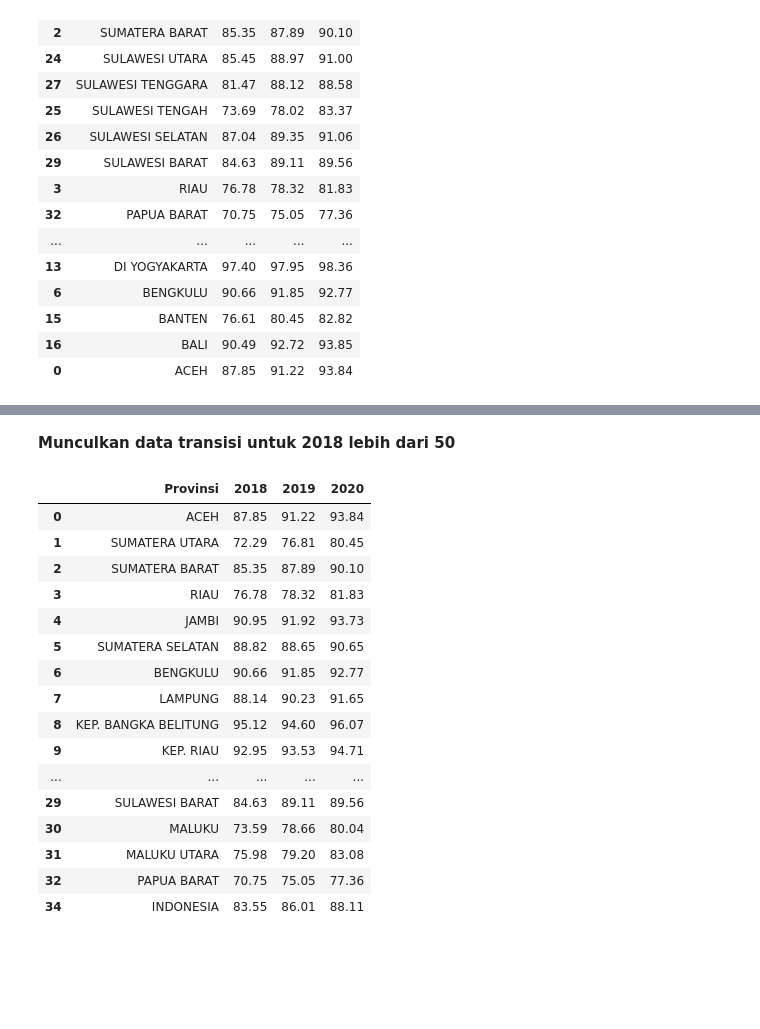
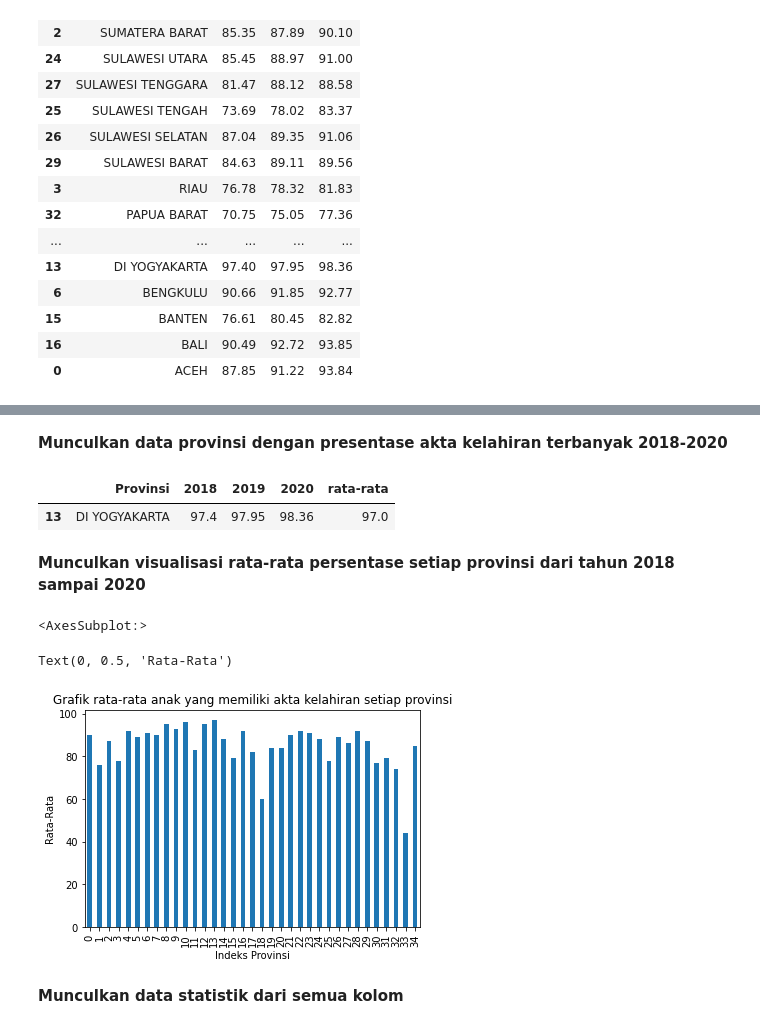
Before and after one commit to Kamaludin08/Project-Python, a Jupyter notebook: Project.ipynb, the cells around one changed output, grey strips where cells are left out. Cells and saved outputs as stored; diff of their text form; code cells hidden in the pictures; blank space fills up the shorter version.

```diff
--- a/Project.ipynb
+++ b/Project.ipynb
@@ -131,0 +259,9 @@ display(data_persentase.sort_values(by = 'Provinsi', ascending = 0))
+# %%
+df_mean_provinsi = (data_persentase['2018'] + data_persentase['2019'] + data_persentase['2020']) // 3
+df_mean_2018 = round(data_persentase['2018'].mean(), 2)
+df_mean_2019 = round(data_persentase['2019'].mean(), 2)
+df_mean_2020 = round(data_persentase['2020'].mean(), 2)
+
+data_persentase['rata-rata'] = df_mean_provinsi
+#data_persentase.loc[len(data_persentase.index)] = ['Total', df_mean_2018, df_mean_2019, df_mean_2020, '']
+display(data_persentase)
@@ -132,24 +286,22 @@ display(data_persentase.sort_values(by = 'Provinsi', ascending = 0))
+# %% [markdown]
+<b>Munculkan data provinsi dengan presentase akta kelahiran terbanyak 2018-2020<b>
+# %%
+seleksi = data_persentase['rata-rata'] == data_persentase['rata-rata'].max()
+
+display(data_persentase[seleksi])
+# %% [output]
+|  | Provinsi | 2018 | 2019 | 2020 | rata-rata |
+| 13 | DI YOGYAKARTA | 97.4 | 97.95 | 98.36 | 97.0 |
+# %% [markdown]
+<b>Munculkan visualisasi rata-rata persentase setiap provinsi dari tahun 2018 sampai 2020</b>
+# %%
+display(df_mean_provinsi.plot(kind='bar', label='2018-2020'))
+plt.title('Grafik rata-rata anak yang memiliki akta kelahiran setiap provinsi')
+plt.xlabel('Indeks Provinsi')
+plt.ylabel('Rata-Rata')
+# %% [output]
+<AxesSubplot:>
+Text(0, 0.5, 'Rata-Rata')
+[figure, added]
 # %% [markdown]
-<b>Munculkan data transisi untuk 2018 lebih dari 50</b>
+<b>Munculkan data statistik dari semua kolom</b>
-# %%
-seleksi = data_persentase['2018'] > 50
-
-display(data_persentase[seleksi])
-# %% [output]
-|  | Provinsi | 2018 | 2019 | 2020 |
-| 0 | ACEH | 87.85 | 91.22 | 93.84 |
-| 1 | SUMATERA UTARA | 72.29 | 76.81 | 80.45 |
-| 2 | SUMATERA BARAT | 85.35 | 87.89 | 90.10 |
-| 3 | RIAU | 76.78 | 78.32 | 81.83 |
-| 4 | JAMBI | 90.95 | 91.92 | 93.73 |
-| 5 | SUMATERA SELATAN | 88.82 | 88.65 | 90.65 |
-| 6 | BENGKULU | 90.66 | 91.85 | 92.77 |
-| 7 | LAMPUNG | 88.14 | 90.23 | 91.65 |
-| 8 | KEP. BANGKA BELITUNG | 95.12 | 94.60 | 96.07 |
-| 9 | KEP. RIAU | 92.95 | 93.53 | 94.71 |
-| ... | ... | ... | ... | ... |
-| 29 | SULAWESI BARAT | 84.63 | 89.11 | 89.56 |
-| 30 | MALUKU | 73.59 | 78.66 | 80.04 |
-| 31 | MALUKU UTARA | 75.98 | 79.20 | 83.08 |
-| 32 | PAPUA BARAT | 70.75 | 75.05 | 77.36 |
-| 34 | INDONESIA | 83.55 | 86.01 | 88.11 |
```
Also changed, not shown: parts of 24 cells of this notebook.
